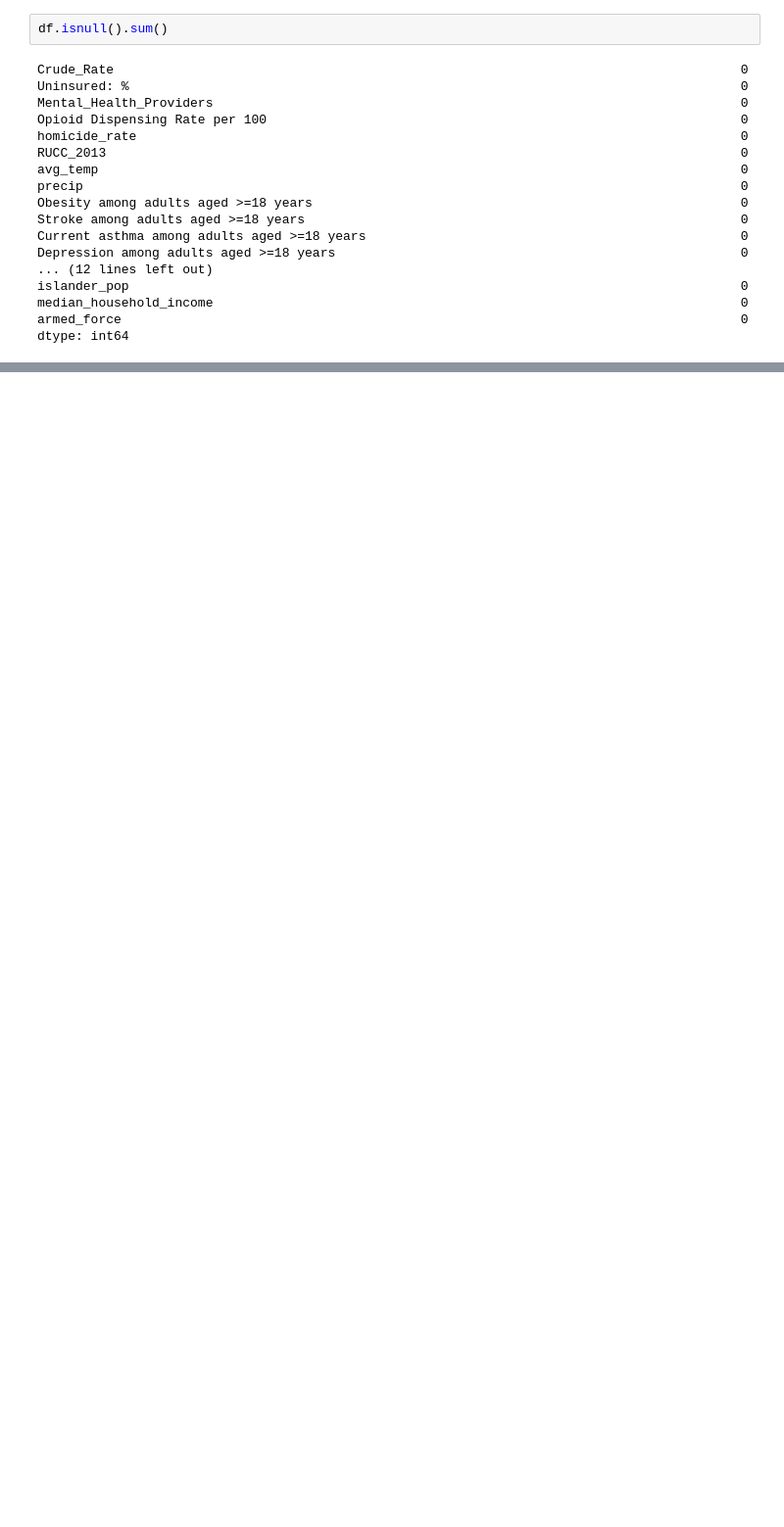
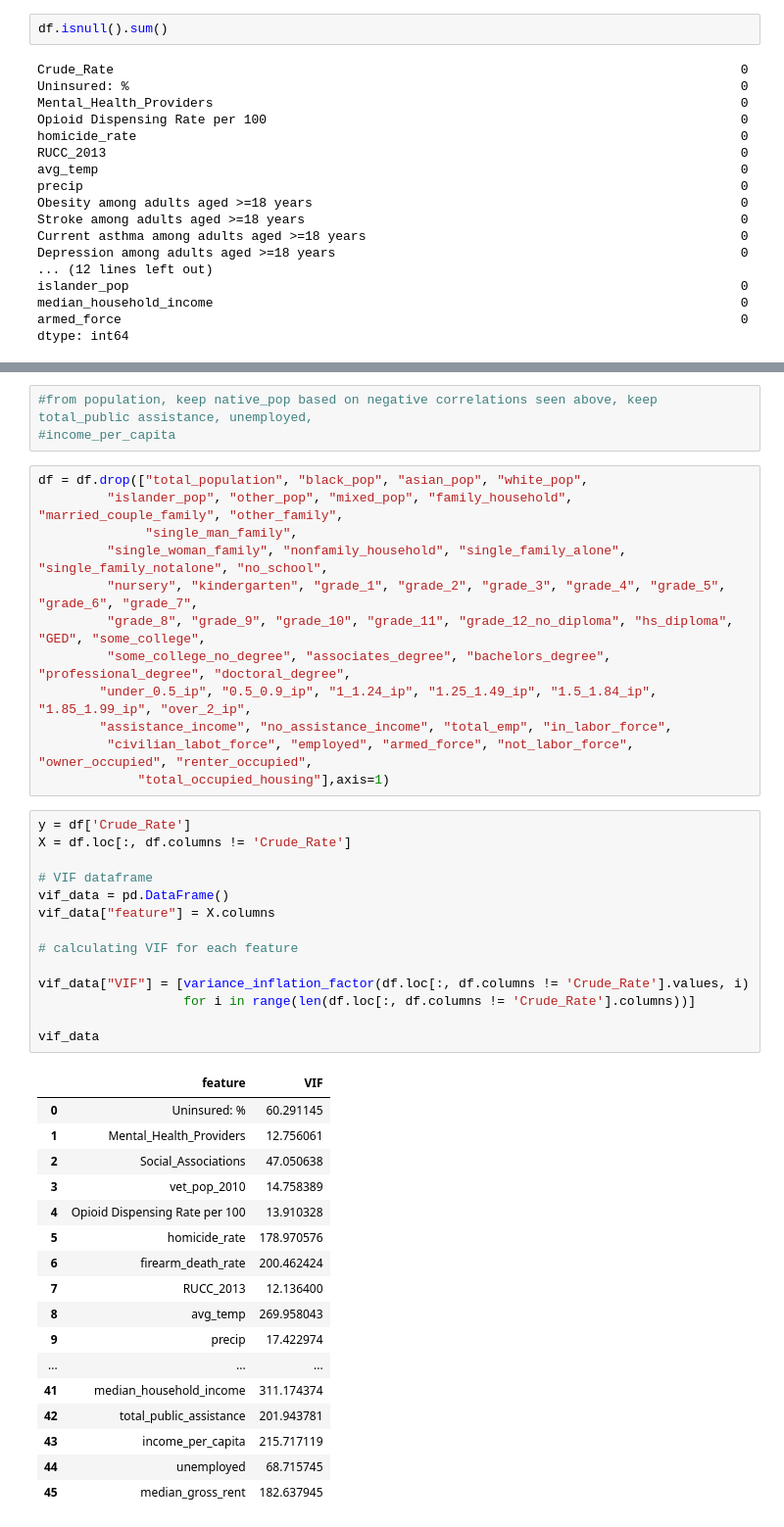
Before and after one commit to ilina-mitra/suicide-mapping, a Jupyter notebook: Suicide Mapping - Unstable Coefficient Fix.ipynb, the cells around one changed output, grey strips where cells are left out. Shown at 98% size. Drawn from its saved outputs; the diff is of its cells as text; blank space fills up the shorter version.

```diff
--- a/Suicide Mapping - Unstable Coefficient Fix.ipynb
+++ b/Suicide Mapping - Unstable Coefficient Fix.ipynb
@@ -277,0 +506,47 @@ dtype: float64
+# %%
+#from population, keep native_pop based on negative correlations seen above, keep total_public assistance, unemployed,
+#income_per_capita
+# %%
+df = df.drop(["total_population", "black_pop", "asian_pop", "white_pop",
+         "islander_pop", "other_pop", "mixed_pop", "family_household", "married_couple_family", "other_family",
+              "single_man_family",
+         "single_woman_family", "nonfamily_household", "single_family_alone", "single_family_notalone", "no_school",
+         "nursery", "kindergarten", "grade_1", "grade_2", "grade_3", "grade_4", "grade_5", "grade_6", "grade_7",
+         "grade_8", "grade_9", "grade_10", "grade_11", "grade_12_no_diploma", "hs_diploma", "GED", "some_college",
+         "some_college_no_degree", "associates_degree", "bachelors_degree", "professional_degree", "doctoral_degree",
+        "under_0.5_ip", "0.5_0.9_ip", "1_1.24_ip", "1.25_1.49_ip", "1.5_1.84_ip", "1.85_1.99_ip", "over_2_ip",
+        "assistance_income", "no_assistance_income", "total_emp", "in_labor_force",
+         "civilian_labot_force", "employed", "armed_force", "not_labor_force", "owner_occupied", "renter_occupied",
+             "total_occupied_housing"],axis=1)
+# %%
+y = df['Crude_Rate']
+X = df.loc[:, df.columns != 'Crude_Rate']
+
+# VIF dataframe
+vif_data = pd.DataFrame()
+vif_data["feature"] = X.columns
+
+# calculating VIF for each feature
+
+vif_data["VIF"] = [variance_inflation_factor(df.loc[:, df.columns != 'Crude_Rate'].values, i)
+                   for i in range(len(df.loc[:, df.columns != 'Crude_Rate'].columns))]
+
+vif_data
+# %% [output]
+|  | feature | VIF |
+| 0 | Uninsured: % | 60.291145 |
+| 1 | Mental_Health_Providers | 12.756061 |
+| 2 | Social_Associations | 47.050638 |
+| 3 | vet_pop_2010 | 14.758389 |
+| 4 | Opioid Dispensing Rate per 100 | 13.910328 |
+| 5 | homicide_rate | 178.970576 |
+| 6 | firearm_death_rate | 200.462424 |
+| 7 | RUCC_2013 | 12.136400 |
+| 8 | avg_temp | 269.958043 |
+| 9 | precip | 17.422974 |
+| ... | ... | ... |
+| 41 | median_household_income | 311.174374 |
+| 42 | total_public_assistance | 201.943781 |
+| 43 | income_per_capita | 215.717119 |
+| 44 | unemployed | 68.715745 |
+| 45 | median_gross_rent | 182.637945 |
```
Also changed, not shown: parts of 25 cells of this notebook.
